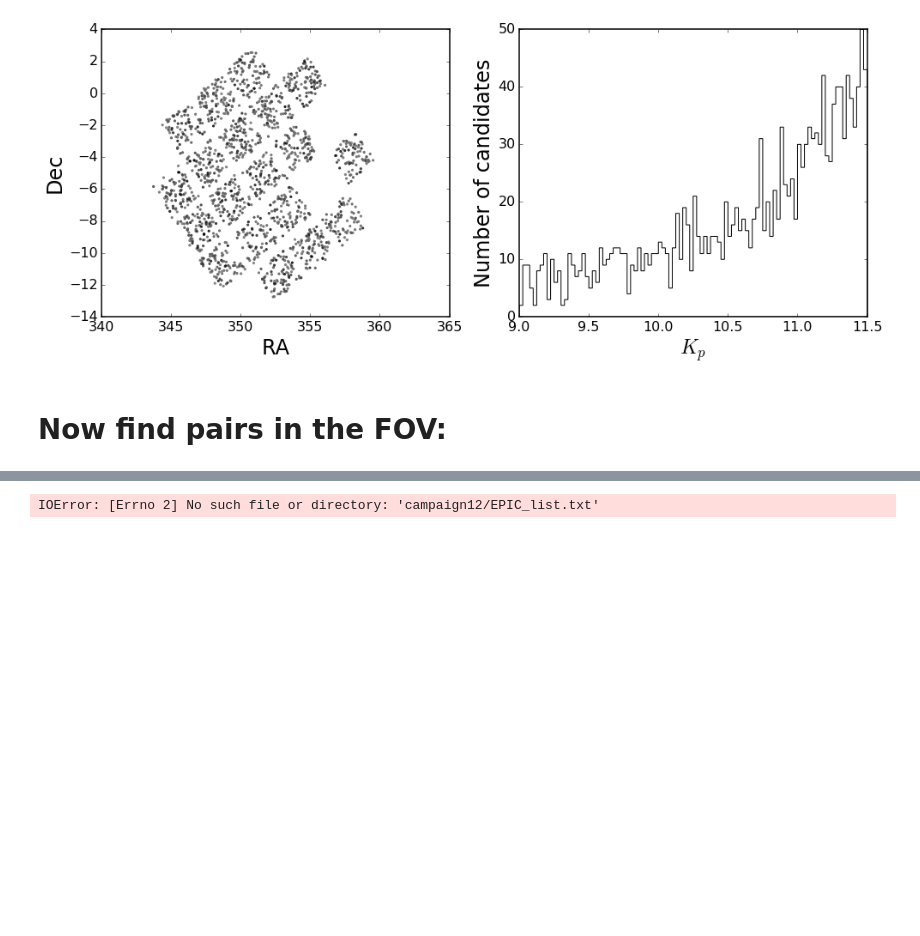
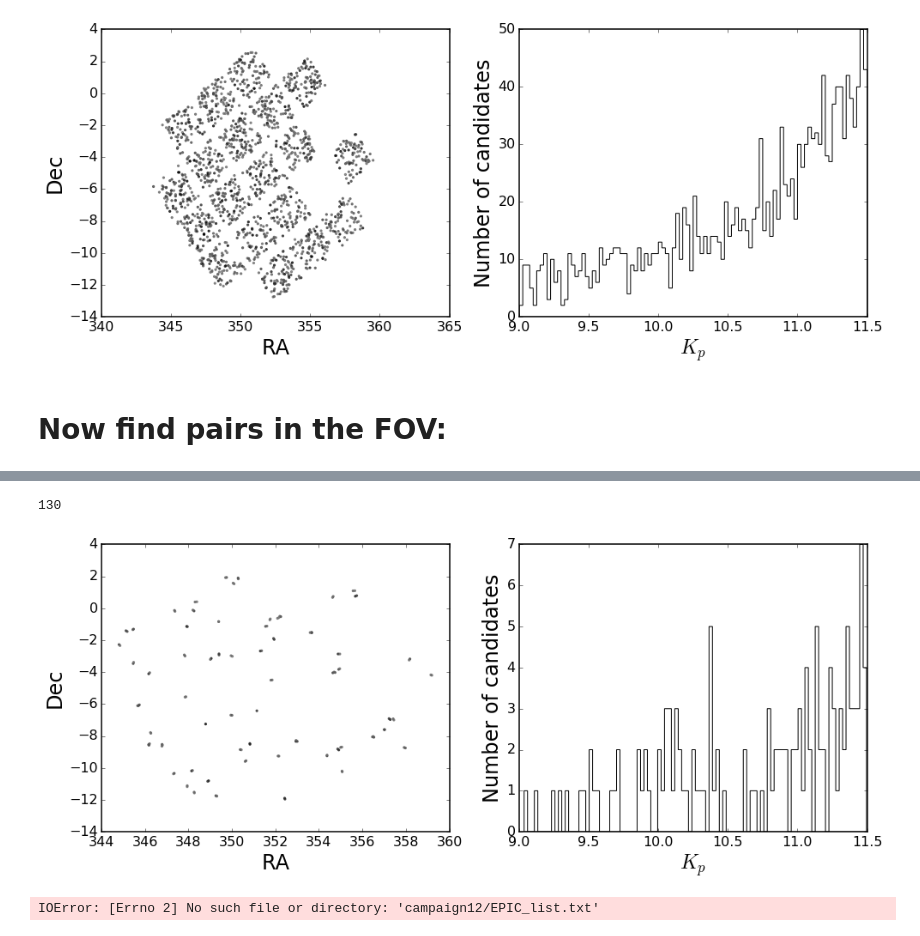
Before and after one commit to bmorris3/K2-twos, a Jupyter notebook: findtargets_campaign12.ipynb, the cells around one changed output, grey strips where cells are left out. Cells and saved outputs as stored; diff of their text form; code cells hidden in the pictures; blank space fills up the shorter version.

Commit message:
filtering out early types tars

```diff
--- a/findtargets_campaign12.ipynb
+++ b/findtargets_campaign12.ipynb
@@ -267,3 +268,36 @@ Total targets: 77
+# %%
+from astroquery.simbad import Simbad
+customSimbad = Simbad()
+customSimbad.add_votable_fields('sptype')
+
+c = SkyCoord(ra=candidates_with_neighbors['ra'], dec=candidates_with_neighbors['dec'])
+#arg = np.argmin(c.separation(c[target])[1:]) + 1
+ok = 0
+not_ok = 0
+coolstars = np.zeros(len(c))
+for i, target in enumerate(c):
+    if coolstars[i] != 1:
+        a = c.separation(target).arcmin
+        target_coord = target.to_string()
+        target_sptype = customSimbad.query_region(target_coord, radius=25 * u.arcsec)
+        a[i] = 1e5
+        comp_ind = np.argmin(a)
+        comp_coord = c[comp_ind].to_string()
+        coord_sptype = customSimbad.query_region(comp_coord, radius=25 * u.arcsec)
+        if target_sptype is not None and coord_sptype is not None:
+            spectypes = target_sptype['SP_TYPE'][0] + coord_sptype['SP_TYPE'][0]
+            if 'A' in spectypes or 'B' in spectypes or 'O' in spectypes:
+                pass
+            else:
+                coolstars[i] = 1
+                coolstars[comp_ind] = 1
+cool_candidates = candidates_with_neighbors[coolstars.astype(bool)]
+print(len(cool_candidates))
+
+plotfield(cool_candidates)
+# %% [output]
+130
+[figure, added]
 # %%
 # Match up EPIC list with my list, fill in missing rows from EPIC list with my rows
 # http://archive.stsci.edu/k2/epic/search.php
```
Also changed, not shown: parts of 3 cells of this notebook, 2 other files.
